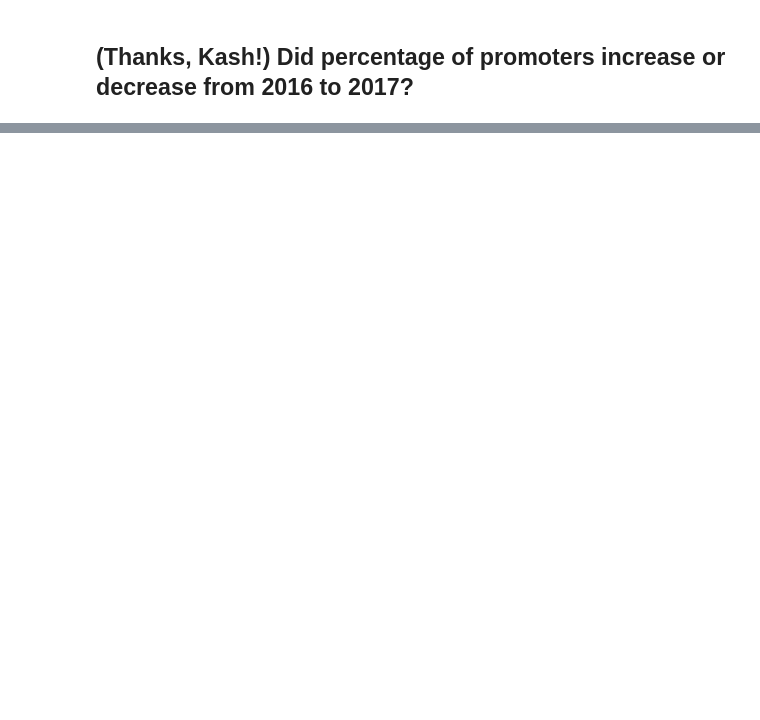
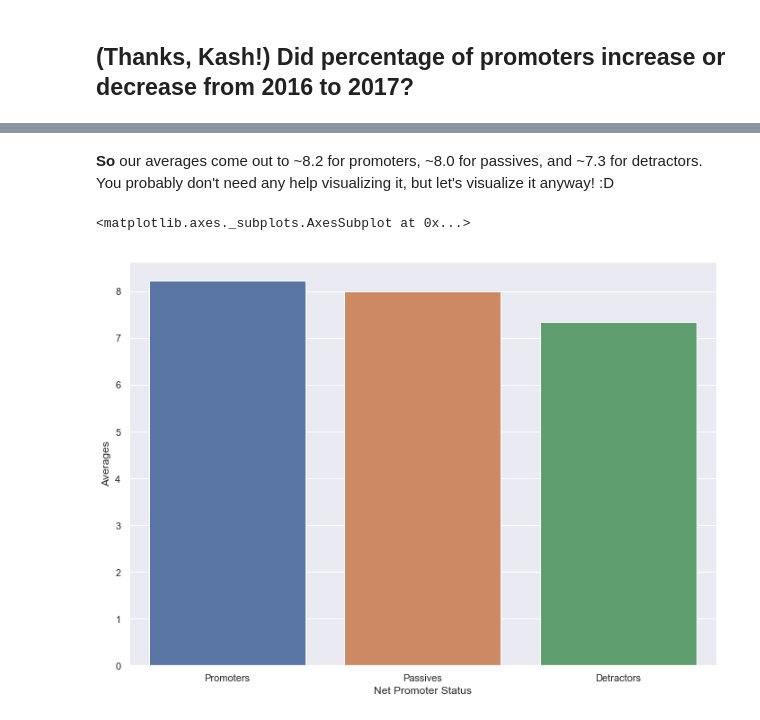
Before and after one commit to cherishkim42/DS-1.1-Data-Analysis, a Jupyter notebook: NPS Project/Clean Notebook.ipynb, the cells around one changed output, grey strips where cells are left out. Saved outputs shown, nothing was run; the diff lists cells and outputs as text; code cells hidden in the pictures; blank space fills up the shorter version.

```diff
--- a/NPS Project/Clean Notebook.ipynb
+++ b/NPS Project/Clean Notebook.ipynb
@@ -81,0 +123,9 @@ Q9: And how many were on the games track?
+# %% [markdown]
+**So** our averages come out to ~8.2 for promoters, ~8.0 for passives, and ~7.3 for detractors. You probably don't need any help visualizing it, but let's visualize it anyway! :D
+# %%
+avgs = {'Averages': [8.225583, 8.005941, 7.349265], 'Net Promoter Status': ['Promoters', 'Passives', 'Detractors']}
+avgs_df = pd.DataFrame(avgs, columns=['Averages', 'Net Promoter Status'])
+sns.barplot(x='Net Promoter Status', y='Averages', data=avgs_df)
+# %% [output]
+<matplotlib.axes._subplots.AxesSubplot at 0x...>
+[figure, added]
```
Also changed, not shown: parts of 29 cells of this notebook, 3 other files.
